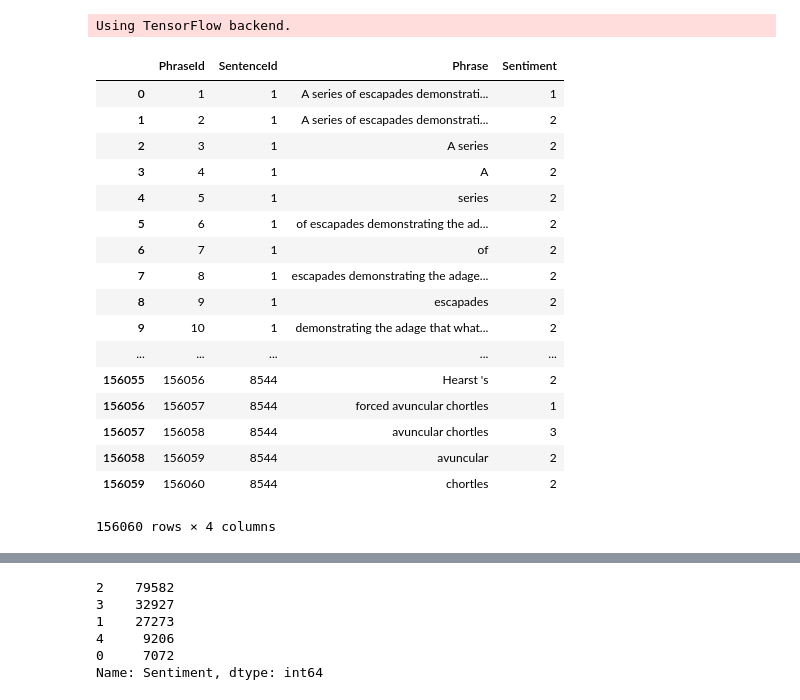
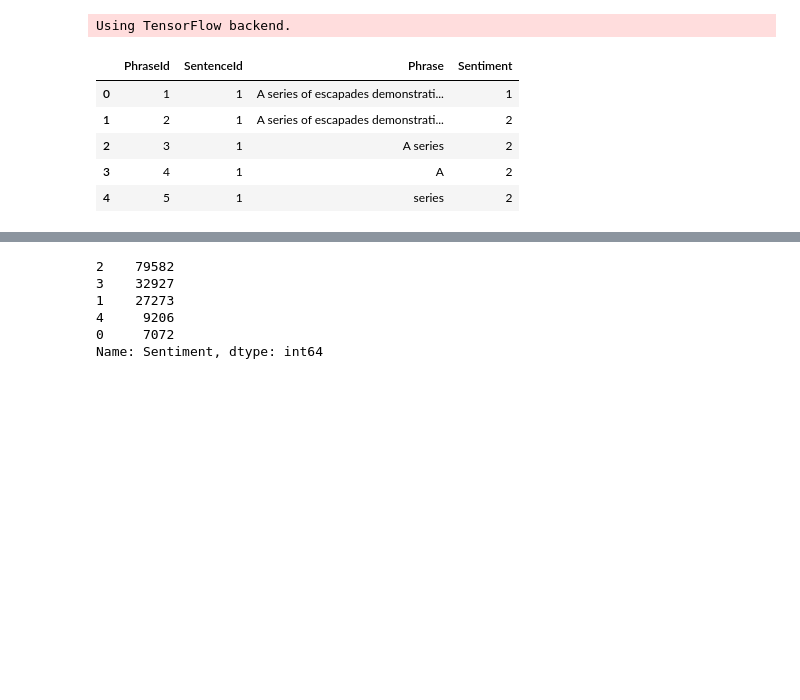
Before and after one commit to programmer1997/Rotten-Tomatoes-Sentiment-Analysis, a Jupyter notebook: Keras LSTM sentiment.ipynb, the cells around one changed output, grey strips where cells are left out. Saved outputs shown, nothing was run; the diff lists cells and outputs as text; code cells hidden in the pictures; blank space fills up the shorter version.

```diff
--- a/Keras LSTM sentiment.ipynb
+++ b/Keras LSTM sentiment.ipynb
@@ -22,25 +25,13 @@ Using TensorFlow backend.
 # %%
-train = pd.read_csv("D:\data\movies_reviews\\train.tsv", sep="\t")
-train
+train = pd.read_csv("D:/data/movies_reviews/train.tsv", sep="\t")
+train.head()
 # %% [output]
 |  | PhraseId | SentenceId | Phrase | Sentiment |
 | 0 | 1 | 1 | A series of escapades demonstrati... | 1 |
 | 1 | 2 | 1 | A series of escapades demonstrati... | 2 |
 | 2 | 3 | 1 | A series | 2 |
 | 3 | 4 | 1 | A | 2 |
 | 4 | 5 | 1 | series | 2 |
-| 5 | 6 | 1 | of escapades demonstrating the ad... | 2 |
-| 6 | 7 | 1 | of | 2 |
-| 7 | 8 | 1 | escapades demonstrating the adage... | 2 |
-| 8 | 9 | 1 | escapades | 2 |
-| 9 | 10 | 1 | demonstrating the adage that what... | 2 |
-| ... | ... | ... | ... | ... |
-| 156055 | 156056 | 8544 | Hearst 's | 2 |
-| 156056 | 156057 | 8544 | forced avuncular chortles | 1 |
-| 156057 | 156058 | 8544 | avuncular chortles | 3 |
-| 156058 | 156059 | 8544 | avuncular | 2 |
-| 156059 | 156060 | 8544 | chortles | 2 |
-156060 rows × 4 columns
 # %%
 train = train[["Phrase", "Sentiment"]]
 train['Phrase'] = train['Phrase'].apply(lambda x: x.lower())
```
Also changed, not shown: parts of 15 cells of this notebook, 15 other files.
